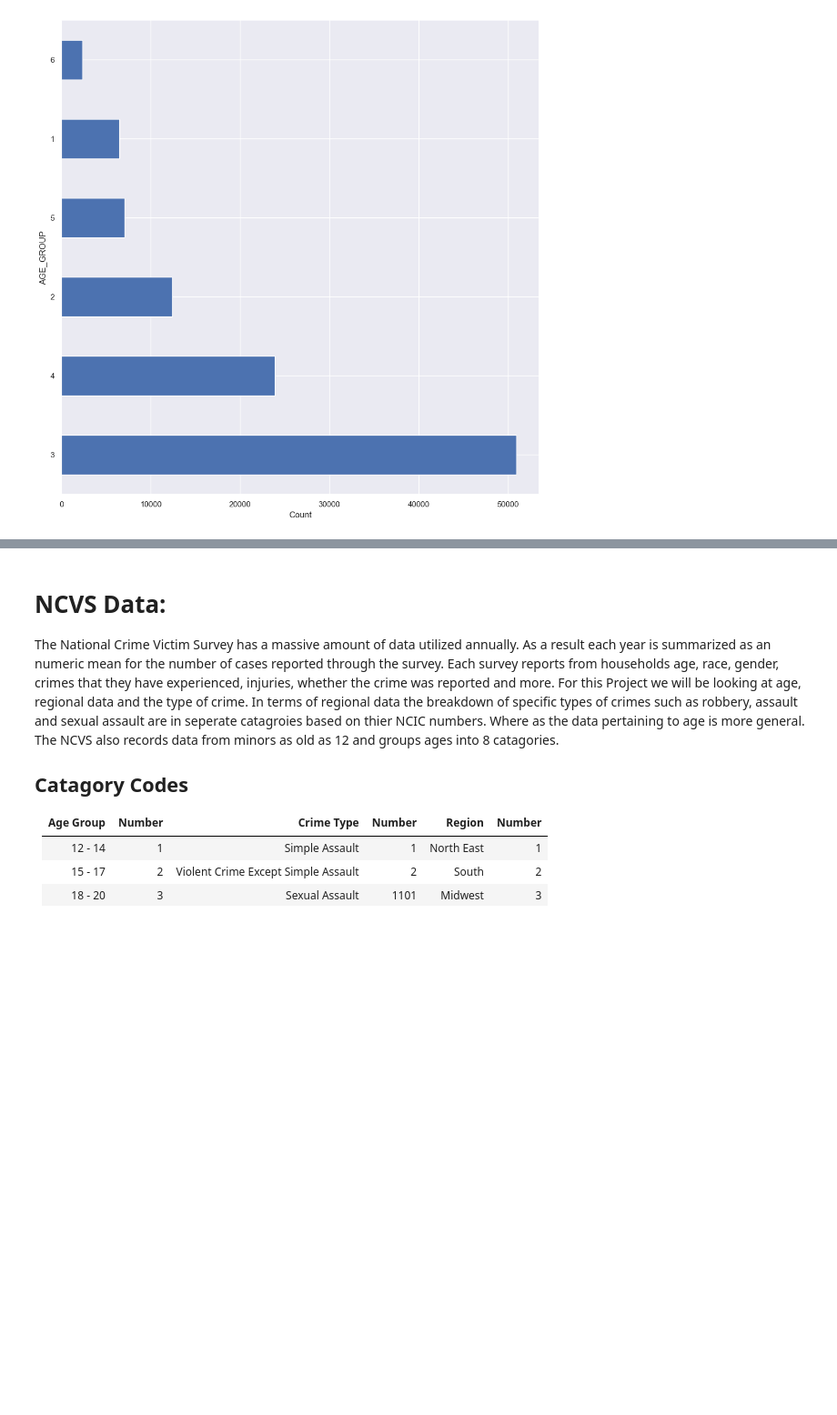
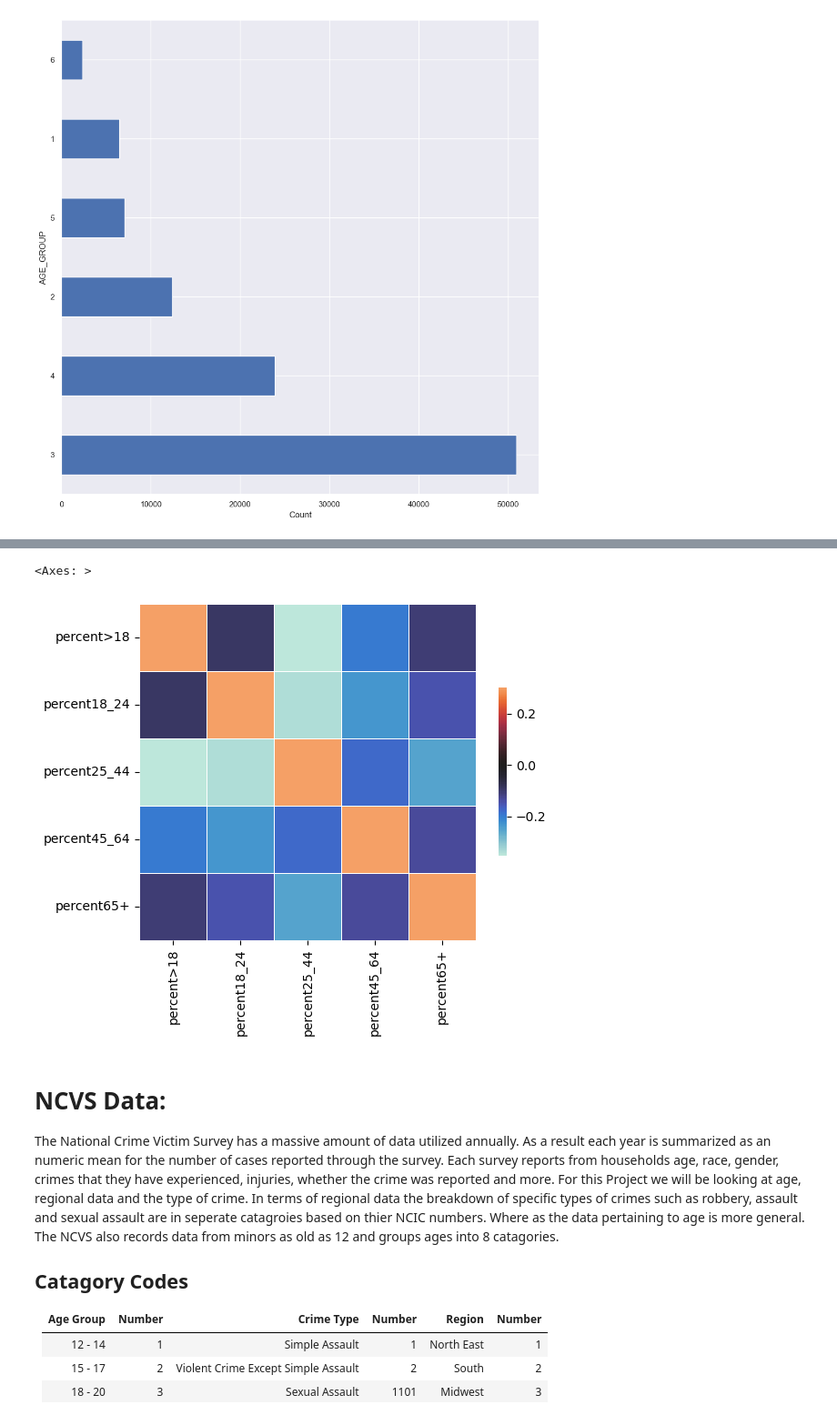
Before and after one commit to accoffin12/CrimeVictimAnalysis_Capstone, a Jupyter notebook: Crime Victim Data Exploration Analysis.ipynb, the cells around one changed output, grey strips where cells are left out. Shown at 91% size. Cells and saved outputs as stored; diff of their text form; code cells hidden in the pictures; blank space fills up the shorter version.

```diff
--- a/Crime Victim Data Exploration Analysis.ipynb
+++ b/Crime Victim Data Exploration Analysis.ipynb
@@ -19,7 +19,7 @@ Data from the N-Dash has been stored as seperate unionized sets after being proc
 # %%
 #Import Libraries:
 import pandas as pd
-import numpy as num
+import numpy as np
 import matplotlib.pyplot as plt
 import plotly.tools as tls
 import plotly.express as px
@@ -32,6 +32,7 @@ import datetime as dt
 
 #Import Datasets:
 NYPD = pd.read_csv('Data/NYPDv3.csv')
+NYPD_AgevCrime = pd.read_csv('Data/NYPD_AgeVCrime.csv')
 # %% [markdown]
 # Exploration:
 This section samples the initial exploration that had initially been completed within PostgreSQL as well as the basic information types within the data. This section is mainly to ensure that the tables have been imported correctly. From there the catagories that were essential to analysis were selected. In this case, OFENS_DESC, RACE, AGE_GROUP have been selected for each location. With the selected data a series of charts were created to better comprehend the initial data.
@@ -185,3 +195,9 @@ Text(0, 0.5, 'AGE_GROUP')
+# %%
+cmap=sns.diverging_palette(220, 10, as_cmap=True)
+sns.heatmap(NYPD_AgevCrime[['percent>18', 'percent18_24', 'percent25_44', 'percent45_64', 'percent65+']].corr(), vmax=.3, center=0, square=True, linewidth=.5, cbar_kws={"shrink": .5})
+# %% [output]
+<Axes: >
+[figure, added]
 # %% [markdown]
 # NCVS Data:
 The National Crime Victim Survey has a massive amount of data utilized annually. As a result each year is summarized as an numeric mean for the number of cases reported through the survey. Each survey reports from households age, race, gender, crimes that they have experienced, injuries, whether the crime was reported and more. For this Project we will be looking at age, regional data and the type of crime. In terms of regional data the breakdown of specific types of crimes such as robbery, assault and sexual assault are in seperate catagroies based on thier NCIC numbers. Where as the data pertaining to age is more general. The NCVS also records data from minors as old as 12 and groups ages into 8 catagories.
```
Also changed, not shown: parts of 1 cell of this notebook, 1 other file.
